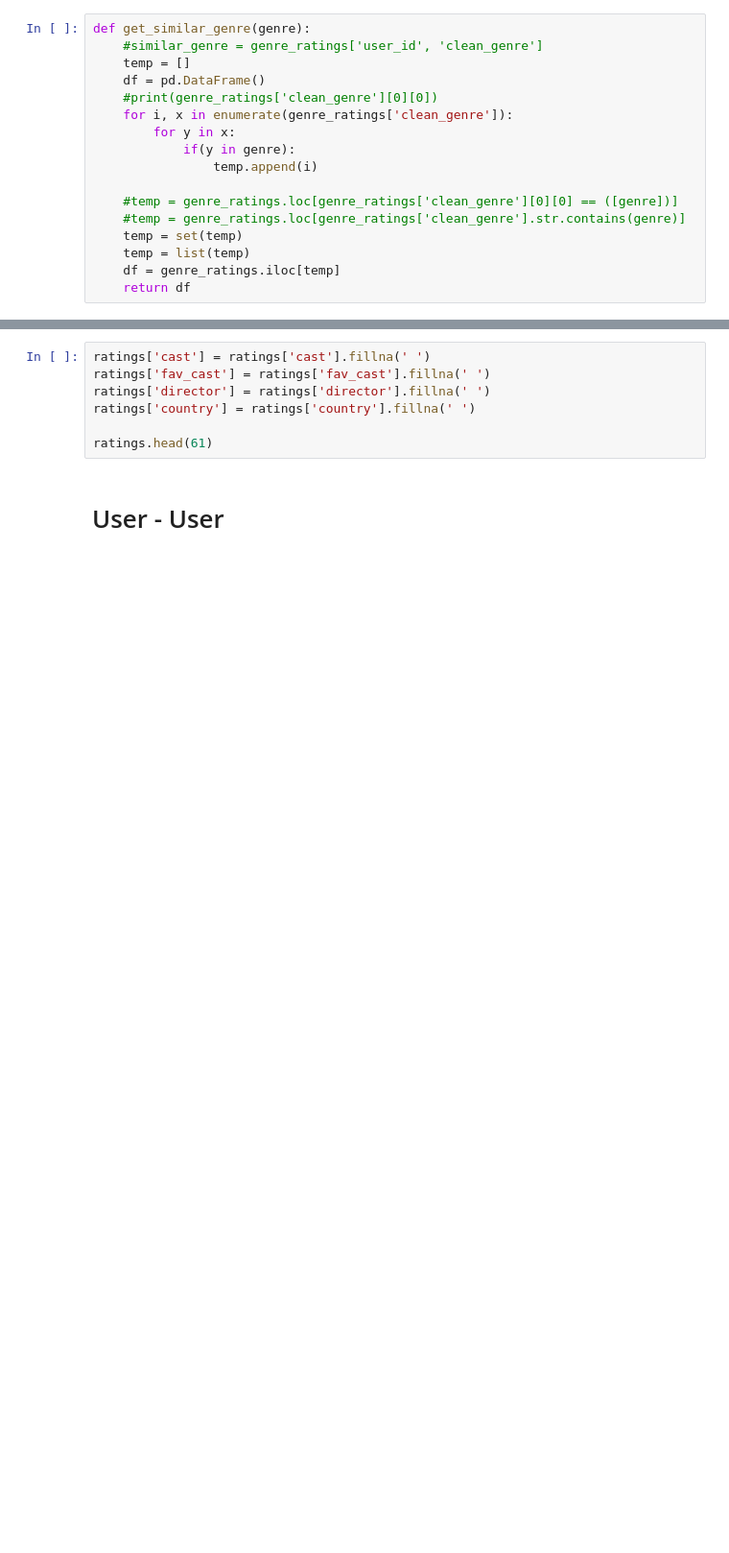
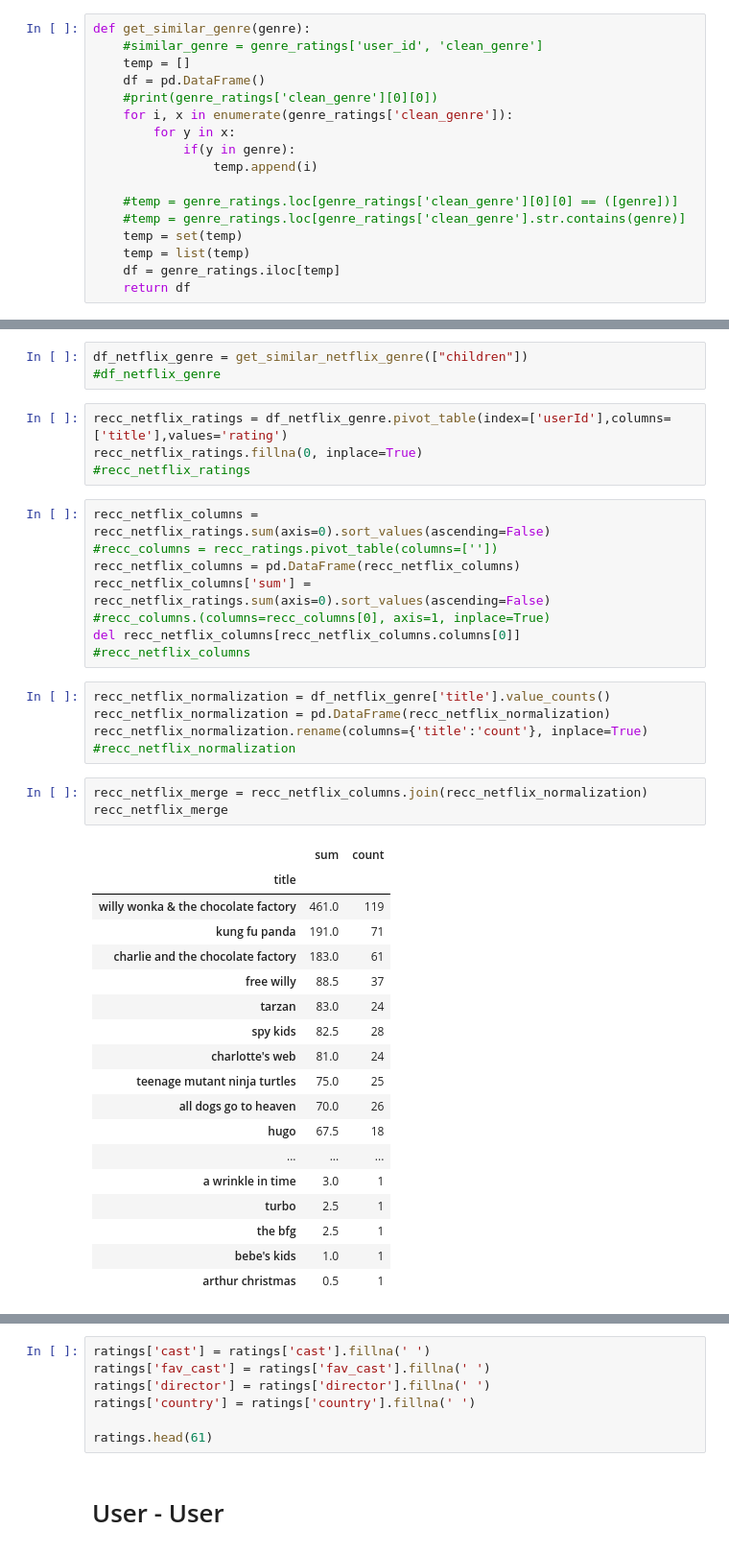
Before and after one commit to erictan23/RecommenderSystem, a Jupyter notebook: Collaborative Filtering.ipynb, the cells around one changed output, grey strips where cells are left out. Shown: that part at 96% size. Drawn from its saved outputs; the diff is of its cells as text; blank space fills up the shorter version.

Commit message:
implemented netflix collab filtering

```diff
--- a/Collaborative Filtering.ipynb
+++ b/Collaborative Filtering.ipynb
@@ -202,0 +152,42 @@ recc_merge.sort_values(by='count', ascending=False).head(10)
+# %%
+df_netflix_genre = get_similar_netflix_genre(["children"])
+#df_netflix_genre
+# %%
+recc_netflix_ratings = df_netflix_genre.pivot_table(index=['userId'],columns=['title'],values='rating')
+recc_netflix_ratings.fillna(0, inplace=True)
+#recc_netflix_ratings
+# %%
+recc_netflix_columns = recc_netflix_ratings.sum(axis=0).sort_values(ascending=False)
+#recc_columns = recc_ratings.pivot_table(columns=[''])
+recc_netflix_columns = pd.DataFrame(recc_netflix_columns)
+recc_netflix_columns['sum'] = recc_netflix_ratings.sum(axis=0).sort_values(ascending=False)
+#recc_columns.(columns=recc_columns[0], axis=1, inplace=True)
+del recc_netflix_columns[recc_netflix_columns.columns[0]]
+#recc_netflix_columns
+# %%
+recc_netflix_normalization = df_netflix_genre['title'].value_counts()
+recc_netflix_normalization = pd.DataFrame(recc_netflix_normalization)
+recc_netflix_normalization.rename(columns={'title':'count'}, inplace=True)
+#recc_netflix_normalization
+# %%
+recc_netflix_merge = recc_netflix_columns.join(recc_netflix_normalization)
+recc_netflix_merge
+# %% [output]
+|  | sum | count |
+| title |  |  |
+| willy wonka & the chocolate factory | 461.0 | 119 |
+| kung fu panda | 191.0 | 71 |
+| charlie and the chocolate factory | 183.0 | 61 |
+| free willy | 88.5 | 37 |
+| tarzan | 83.0 | 24 |
+| spy kids | 82.5 | 28 |
+| charlotte's web | 81.0 | 24 |
+| teenage mutant ninja turtles | 75.0 | 25 |
+| all dogs go to heaven | 70.0 | 26 |
+| hugo | 67.5 | 18 |
+| ... | ... | ... |
+| a wrinkle in time | 3.0 | 1 |
+| turbo | 2.5 | 1 |
+| the bfg | 2.5 | 1 |
+| bebe's kids | 1.0 | 1 |
+| arthur christmas | 0.5 | 1 |
```
Also changed, not shown: parts of 27 cells of this notebook.
